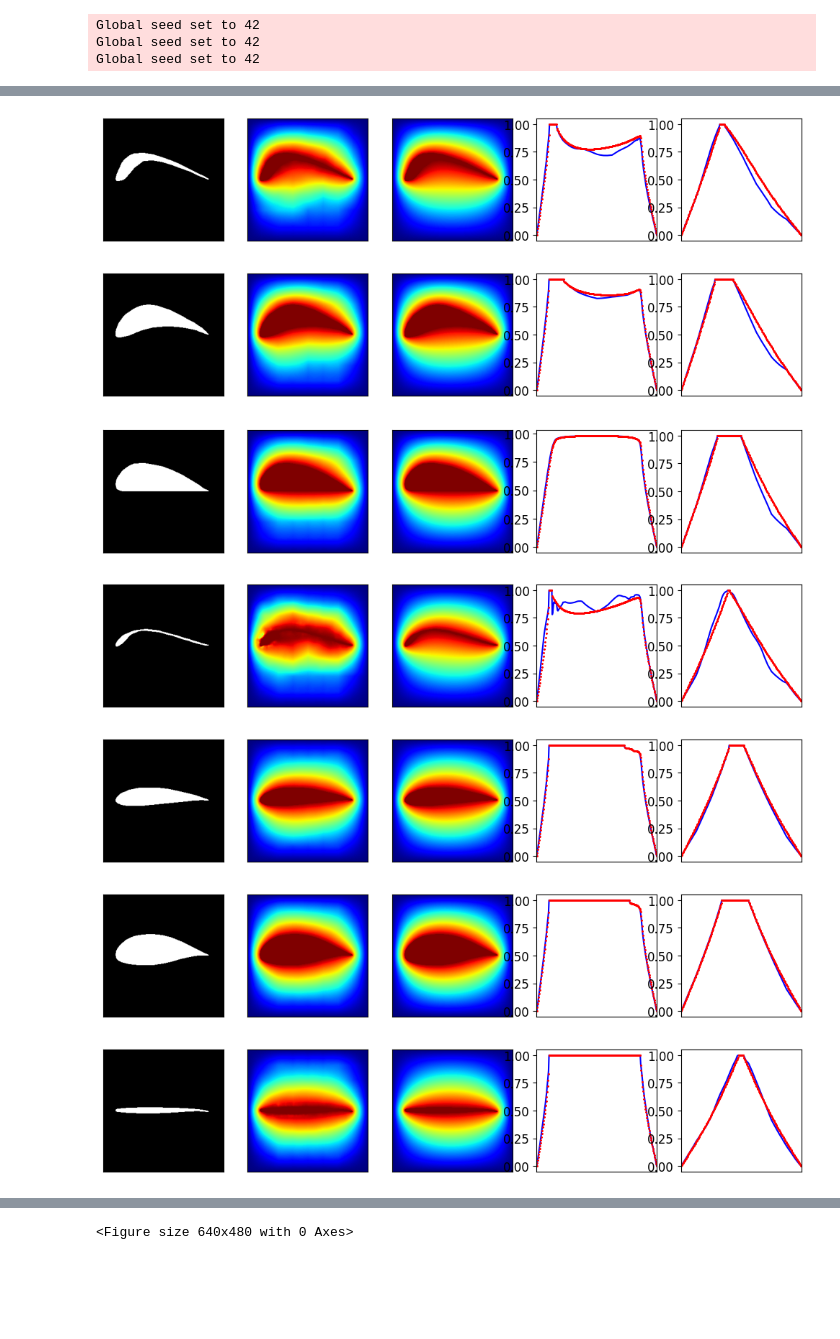
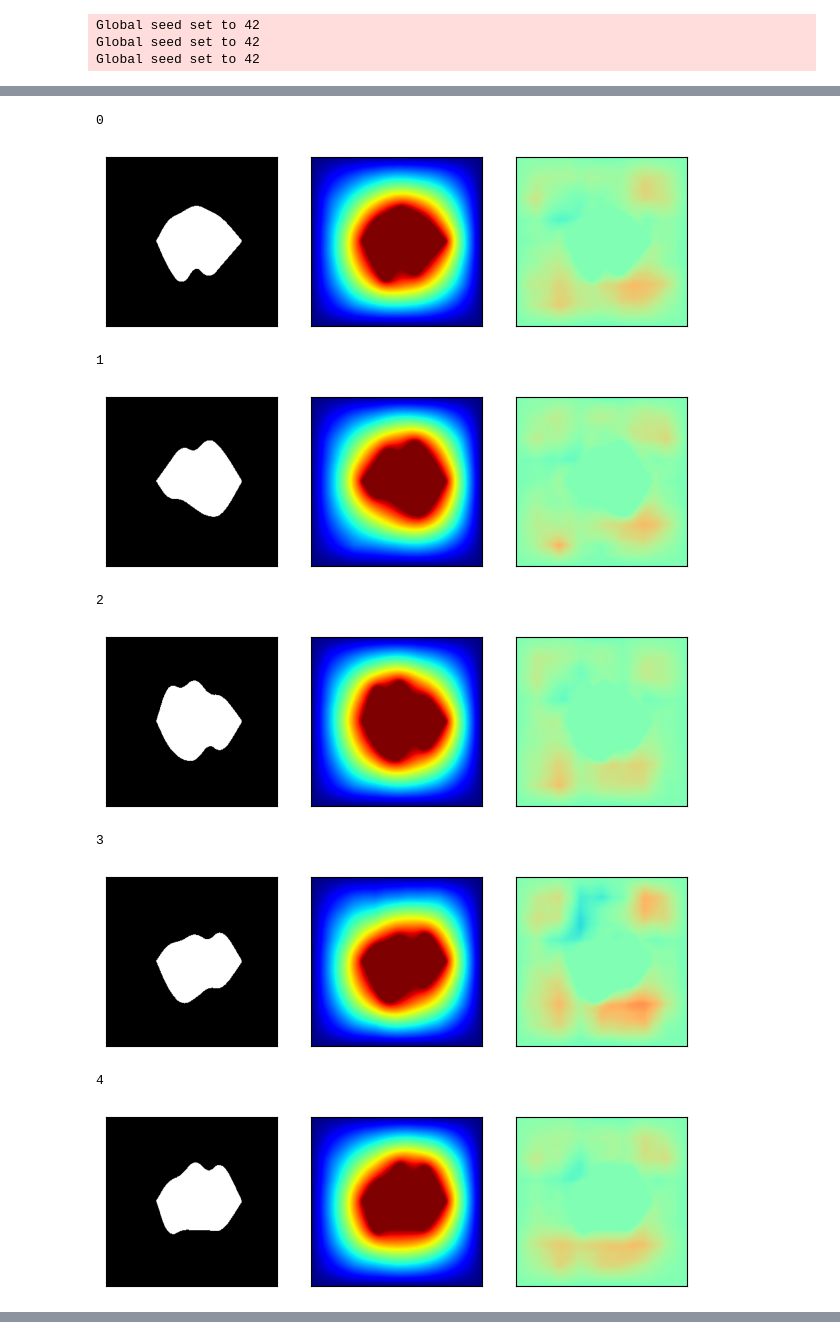
Before and after one commit to adityabalu/DiffNet, a Jupyter notebook: examples/poisson/parametric/q1_complex_immersed_background.ipynb, the cells around one changed output, grey strips where cells are left out. Cells and saved outputs as stored; diff of their text form; code cells hidden in the pictures; blank space fills up the shorter version.

Commit message:
update to the query/visualization notebook

```diff
--- a/examples/poisson/parametric/q1_complex_immersed_background.ipynb
+++ b/examples/poisson/parametric/q1_complex_immersed_background.ipynb
@@ -206,6 +187,7 @@ for i in range(nsample//10+1):
         id1 = nsample
 
     # core query code
-    inputs, forcing = dataloader.dataset[id0:id1]
-    nu_par_list, f_par_list, u_par_list = printsave.do_query(trainer, basecase, inputs, forcing)
-    # query_plot_contours_and_save(query_out_path, nu_par_list, f_par_list, u_par_list, i)
+    if id0 < id1:
+        inputs, forcing = dataloader.dataset[id0:id1]
+        nu_par_list, f_par_list, u_par_list = printsave.do_query(trainer, basecase, inputs, forcing)
+        # query_plot_contours_and_save(query_out_path, nu_par_list, f_par_list, u_par_list, i)
@@ -216,15 +198,23 @@ torch.Size([9, 3, 256, 256])
 # %%
 # Image(filename=os.path.join(query_out_path,'query.png'))
 # %%
+ifRunSingleCases = False
 query_input_filenames = os.listdir(dirname)
 nu_single_list = []
 u_single_list = []
 f_single_list = []
-for fname in query_input_filenames:
+for i in range(len(query_input_filenames)):
+    fname = query_input_filenames[i]
     filename = os.path.join(dirname, fname)
     file, ext = os.path.splitext(filename)
     if ext in ['.png', '.jpg', '.bmp', '.tiff']:
-        nu, f, u = run_single_instance(filename)
+        if ifRunSingleCases:
+            nu, f, u = run_single_instance(filename)
+            np.savez(os.path.join(query_out_path,'data_'+str(i)+'.npz'), nu=nu, u_par=u_par_list[i], u_single=u)
+        else:
+            temp = np.load(os.path.join(query_out_path,'data_'+str(i)+'.npz'))
+            nu = temp['nu']
+            u = temp['u_single']
         nu_single_list.append(nu)
         f_single_list.append(f)
         u_single_list.append(u)
@@ -344,54 +230,61 @@ LOCAL_RANK: 0 - CUDA_VISIBLE_DEVICES: [0,1,2,3]
 # %%
 for i in range(nsample):
+    print(i)
     # core query code
     nu = nu_par_list[i]
     u_par = u_par_list[i]
     u_single = u_single_list[i]
 
     # plotting
     num_query = 1
     plt_num_row = num_query
-    plt_num_col = 5
+    plt_num_col = 3
     fig, axs = plt.subplots(plt_num_row, plt_num_col, figsize=(2.5*plt_num_col,2.2*plt_num_row),
                         subplot_kw={'aspect': 'auto'}, sharex=True, sharey=False, squeeze=True)
 #     fig, axs = plt.subplots(plt_num_row, plt_num_col, figsize=(2*plt_num_col,2*plt_num_row),
 #                         subplot_kw={'aspect': 'auto'},sharey=True)
     #fig.tight_layout()
 #     for ax in axs:
 #         ax.set_xticks([])
 #         ax.set_yticks([])
-    for i in range(3):
-            axs[i].set_xticks([])
-            axs[i].set_yticks([])
+    for j in range(3):
+            axs[j].set_xticks([])
+            axs[j].set_yticks([])
 
     for idx in range(num_query):
         # extract diffusivity and boundary conditions here
         im0 = axs[0].imshow(nu,cmap='gray_r',aspect="auto")
 #         cb = fig.colorbar(im0, ax=axs[0], fraction=0.04, pad=0.1,orientation="horizontal")
 #         cb.set_ticks([0,1])
 #         cb.set_ticklabels([0,1])
         im1 = axs[1].imshow(u_par,cmap='jet',aspect="auto")
+#         fig.colorbar(im1, ax=axs[1])
 #         fig.colorbar(im1, ax=axs[1], fraction=0.04, pad=0.1,orientation="horizontal")
-        im2 = axs[2].imshow(u_single,cmap='jet',aspect="auto")
+        im2 = axs[2].imshow(u_par-u_single,cmap='rainbow',aspect="auto", vmin=-0.1, vmax=0.1)
+#         fig.colorbar(im2, ax=axs[2])
 #         fig.colorbar(im2, ax=axs[2], fraction=0.04, pad=0.1,orientation="horizontal")
         rowid = 128
         colid = 128
-        im = axs[3].plot(u_par[rowid,:], 'b-')
-        im = axs[3].plot(u_single[rowid,:], 'r*',markersize=1.5)
-        im = axs[4].plot(u_par[:,colid], 'b-')
-        im = axs[4].plot(u_single[:,colid], 'r*',markersize=1.5)
+#         im = axs[3].plot(u_par[rowid,:], 'b-')
+#         im = axs[3].plot(u_single[rowid,:], 'r*',markersize=1.5)
+#         im = axs[4].plot(u_par[:,colid], 'b-')
+#         im = axs[4].plot(u_single[:,colid], 'r*',markersize=1.5)
     # plt.close('all')
 #     plt.tight_layout()
 #     fig.subplots_adjust(bottom=0, top=0, left=0, right=0)
-    plt.savefig(os.path.join(query_out_path,'q_'+str(i)+'.png'))
+    plt.savefig(os.path.join(query_out_path,'q_'+str(i)+'.pdf'))
     plt.show()
-plt.savefig(os.path.join(query_out_path,'q_all-1.png'))
-plt.show()
+    plt.close('all')
+# plt.savefig(os.path.join(query_out_path,'q_all-1.png'))
+# plt.show()
 # %% [output]
+0
-[figure, old version]
+[figure, new version]
+1
-[figure, old version]
+[figure, new version]
+2
-[figure, old version]
+[figure, new version]
+3
-[figure, old version]
+[figure, new version]
+4
-[figure, old version]
+[figure, new version]
-[figure, removed]
-[figure, removed]
@@ -400 +290,0 @@ plt.show()
-<Figure size 640x480 with 0 Axes>
```
Also changed, not shown: parts of 14 cells of this notebook.
